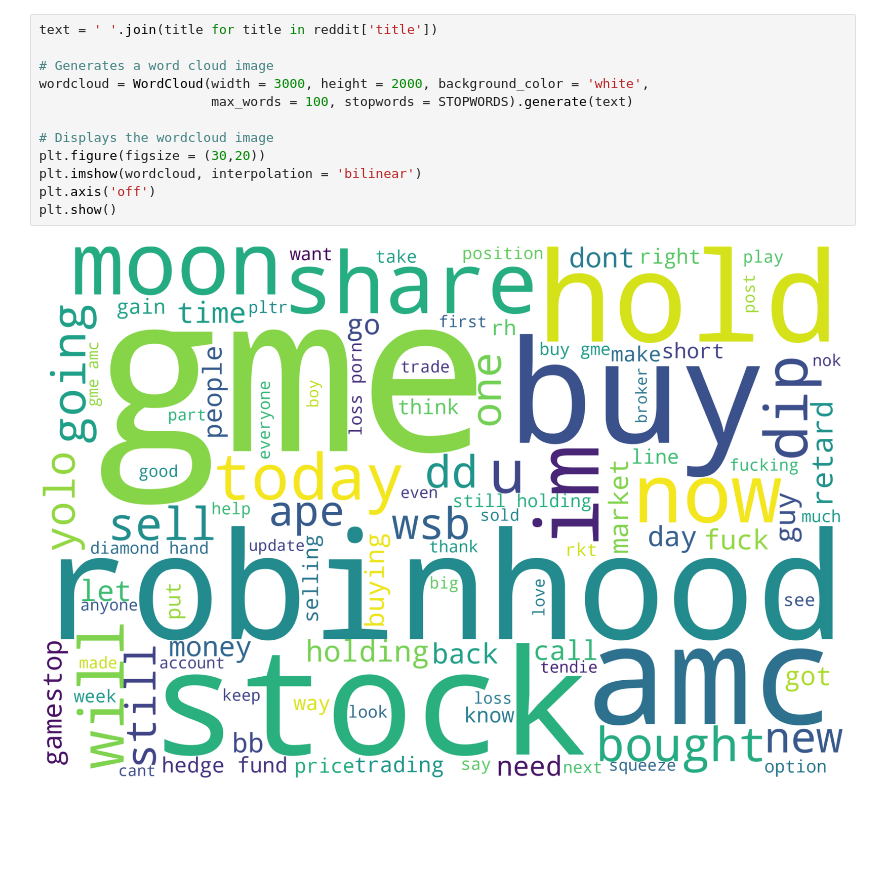
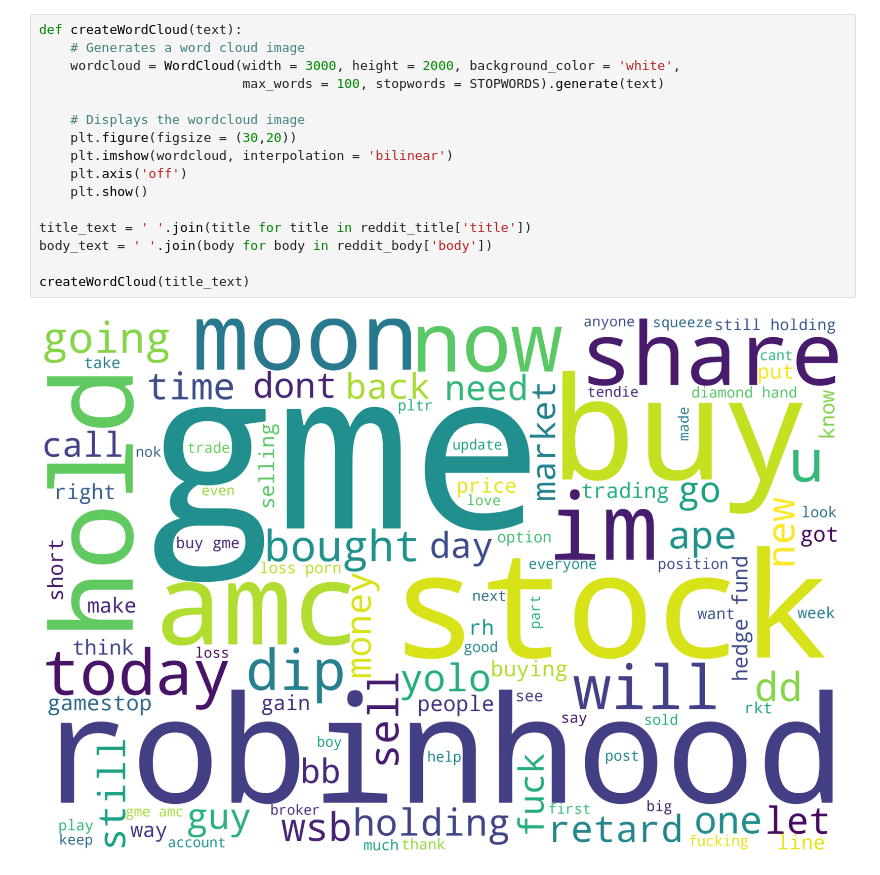
Before and after one commit to ccwhgetgit/DAO2702Project, a Jupyter notebook: Reddit.ipynb, the cells around one changed output. Drawn from its saved outputs; the diff is of its cells as text; blank space fills up the shorter version.

Commit message:
feat: add thread body analysis and data

```diff
--- a/Reddit.ipynb
+++ b/Reddit.ipynb
@@ -144,14 +176,18 @@ plt.plot(x, count)
 # %%
-text = ' '.join(title for title in reddit['title'])
+def createWordCloud(text):
+    # Generates a word cloud image
+    wordcloud = WordCloud(width = 3000, height = 2000, background_color = 'white',
+                          max_words = 100, stopwords = STOPWORDS).generate(text)
 
-# Generates a word cloud image
-wordcloud = WordCloud(width = 3000, height = 2000, background_color = 'white',
-                      max_words = 100, stopwords = STOPWORDS).generate(text)
+    # Displays the wordcloud image
+    plt.figure(figsize = (30,20))
+    plt.imshow(wordcloud, interpolation = 'bilinear')
+    plt.axis('off')
+    plt.show()
 
-# Displays the wordcloud image
-plt.figure(figsize = (30,20))
-plt.imshow(wordcloud, interpolation = 'bilinear')
-plt.axis('off')
-plt.show()
+title_text = ' '.join(title for title in reddit_title['title'])
+body_text = ' '.join(body for body in reddit_body['body'])
+
+createWordCloud(title_text)
 # %% [output]
-[figure, old version]
+[figure, new version]
```
Also changed, not shown: parts of 13 cells of this notebook, 3 other files.
